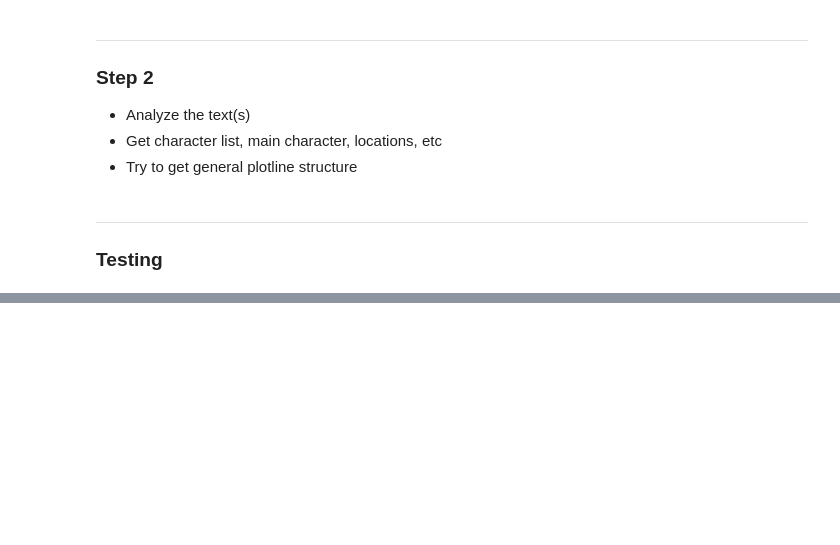
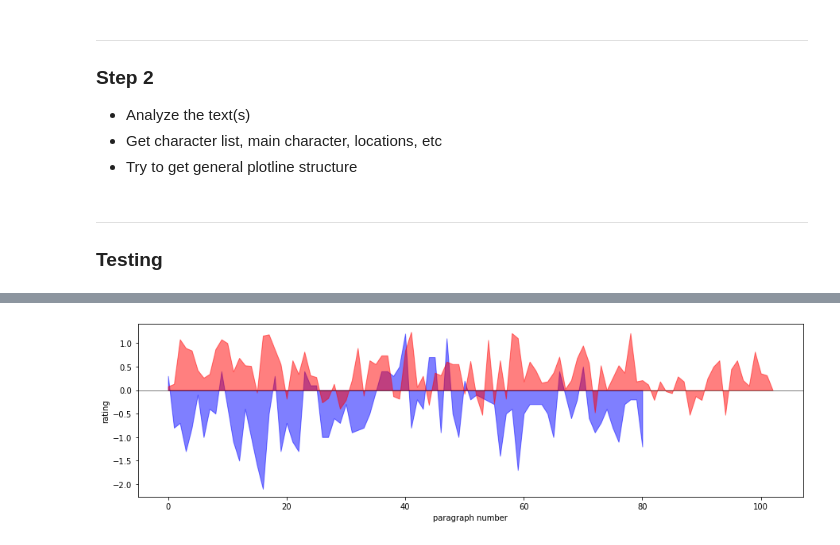
Before and after one commit to theairdemon/PlotGEN, a Jupyter notebook: v1_0.ipynb, the cells around one changed output, grey strips where cells are left out. Cells and saved outputs as stored; diff of their text form; code cells hidden in the pictures; blank space fills up the shorter version.

```diff
--- a/v1_0.ipynb
+++ b/v1_0.ipynb
@@ -113,0 +255,12 @@ print(cthulhu_sentence_graph)
+# %%
+plt.figure(figsize=(15,4))
+#plt.plot(storyline_hundredth[0], storyline_hundredth[1], 'r-')
+#plt.plot(cthulhu_storyline[0], [pl/10 for pl in cthulhu_storyline[1]], 'b-')
+plt.fill_between(cthulhu_storyline[0], 0, [pl/10 for pl in cthulhu_storyline[1]], color='b', alpha=0.5)
+plt.fill_between(storyline_hundredth[0], 0, storyline_hundredth[1], color='r', alpha=0.5)
+plt.axhline(linewidth=0.5, color='black')
+plt.ylabel('rating')
+plt.xlabel('paragraph number')
+plt.show()
+# %% [output]
+[figure, added]
```
Also changed, not shown: parts of 13 cells of this notebook, 3 other files.
